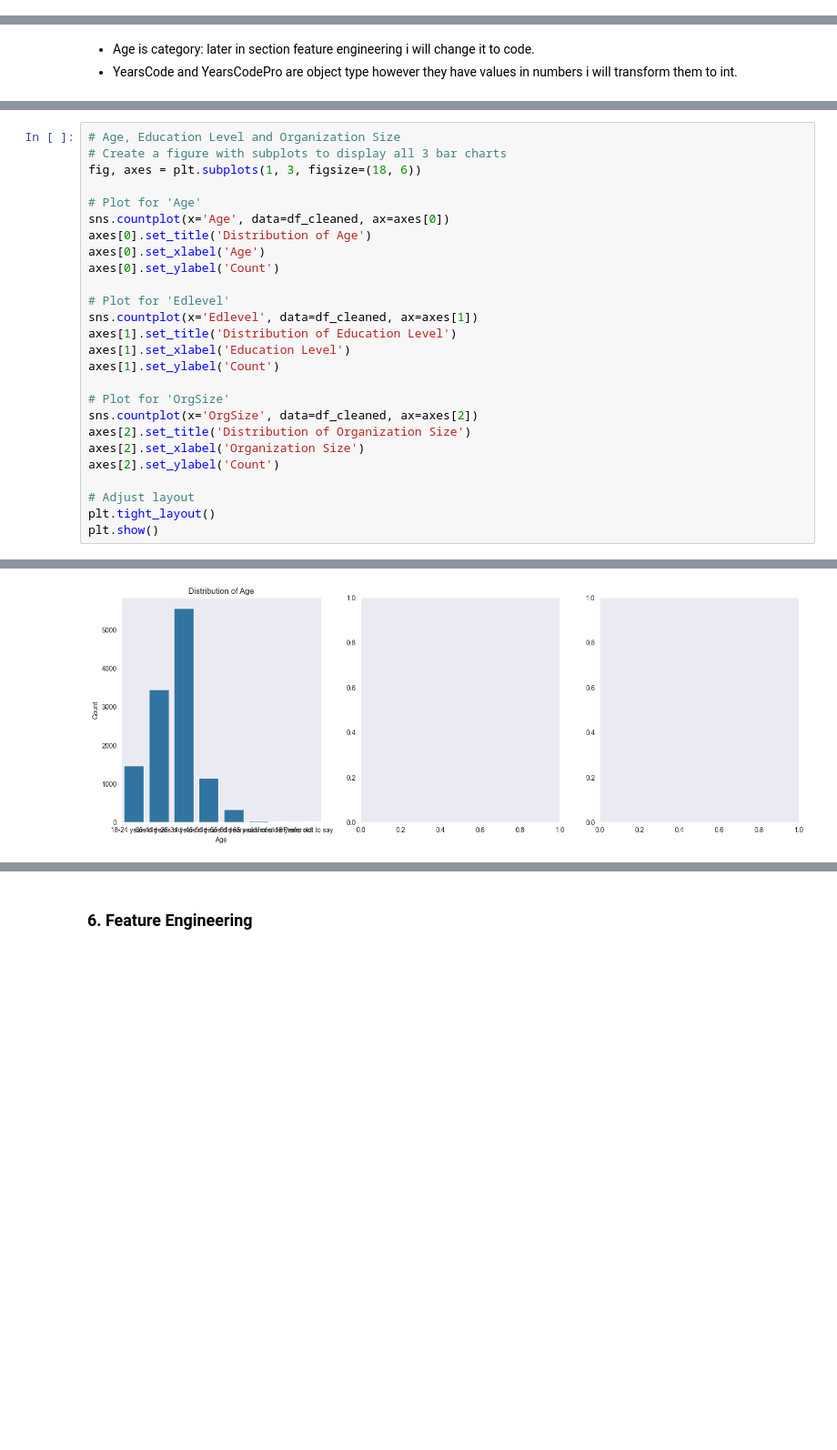
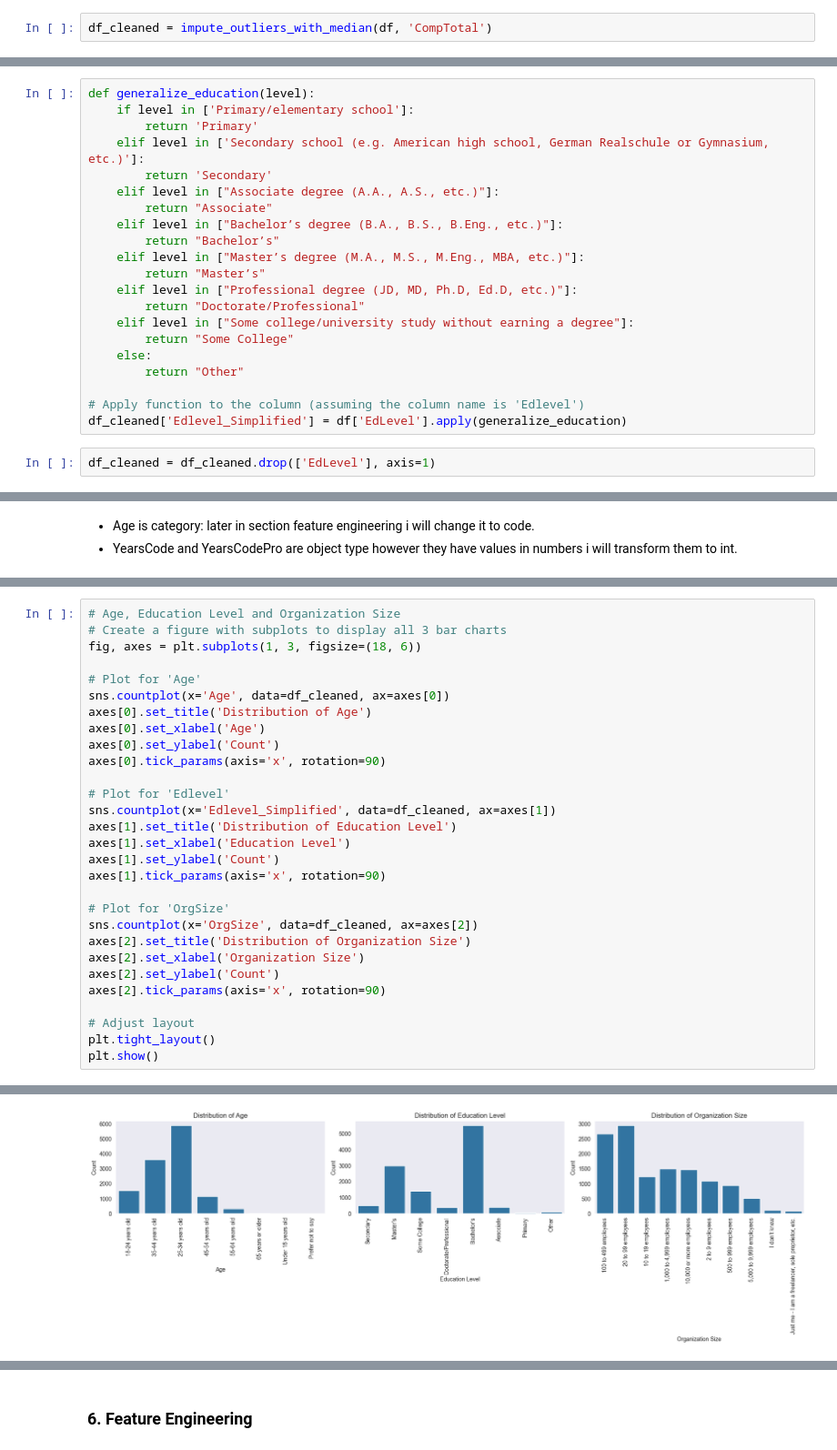
Before and after one commit to CaroBarros/udacity_project_data_science_blog, a Jupyter notebook: notebook/data_science_task.ipynb, the cells around one changed output, grey strips where cells are left out. Shown: that part at 91% size. Saved outputs shown, nothing was run; the diff lists cells and outputs as text; blank space fills up the shorter version.

```diff
--- a/notebook/data_science_task.ipynb
+++ b/notebook/data_science_task.ipynb
@@ -362,3 +373,5 @@ df_cleaned = df[df['CompTotal'] < threshold].reset_index(drop=True)
+# %%
+df_cleaned = impute_outliers_with_median(df, 'CompTotal')
 # %%
 # Creating a Boxplot of compensation variable
 plt.figure(figsize=(6,4))
@@ -465,3 +472,26 @@ df_cleaned = df_cleaned[df_cleaned['Continent'] != 'Other'].reset_index(drop=Tru
+# %%
+def generalize_education(level):
+    if level in ['Primary/elementary school']:
+        return 'Primary'
+    elif level in ['Secondary school (e.g. American high school, German Realschule or Gymnasium, etc.)']:
+        return 'Secondary'
+    elif level in ["Associate degree (A.A., A.S., etc.)"]:
+        return "Associate"
+    elif level in ["Bachelor’s degree (B.A., B.S., B.Eng., etc.)"]:
+        return "Bachelor’s"
+    elif level in ["Master’s degree (M.A., M.S., M.Eng., MBA, etc.)"]:
+        return "Master’s"
+    elif level in ["Professional degree (JD, MD, Ph.D, Ed.D, etc.)"]:
+        return "Doctorate/Professional"
+    elif level in ["Some college/university study without earning a degree"]:
+        return "Some College"
+    else:
+        return "Other"
+
+# Apply function to the column (assuming the column name is 'Edlevel')
+df_cleaned['Edlevel_Simplified'] = df['EdLevel'].apply(generalize_education)
+# %%
+df_cleaned = df_cleaned.drop(['EdLevel'], axis=1)
 # %% [markdown]
 ### 5. Exploratory Data Analysis (EDA)
 # %%
@@ -519,18 +549,21 @@ sns.countplot(x='Age', data=df_cleaned, ax=axes[0])
 axes[0].set_title('Distribution of Age')
 axes[0].set_xlabel('Age')
 axes[0].set_ylabel('Count')
+axes[0].tick_params(axis='x', rotation=90)
 
 # Plot for 'Edlevel'
-sns.countplot(x='Edlevel', data=df_cleaned, ax=axes[1])
+sns.countplot(x='Edlevel_Simplified', data=df_cleaned, ax=axes[1])
 axes[1].set_title('Distribution of Education Level')
 axes[1].set_xlabel('Education Level')
 axes[1].set_ylabel('Count')
+axes[1].tick_params(axis='x', rotation=90)
 
 # Plot for 'OrgSize'
 sns.countplot(x='OrgSize', data=df_cleaned, ax=axes[2])
 axes[2].set_title('Distribution of Organization Size')
 axes[2].set_xlabel('Organization Size')
 axes[2].set_ylabel('Count')
+axes[2].tick_params(axis='x', rotation=90)
 
 # Adjust layout
 plt.tight_layout()
@@ -540 +572 @@ ValueError: Could not interpret value `Edlevel` for `x`. An entry with this name
-[figure, old version]
+[figure, new version]
```
Also changed, not shown: parts of 21 cells of this notebook, 1 other file.
